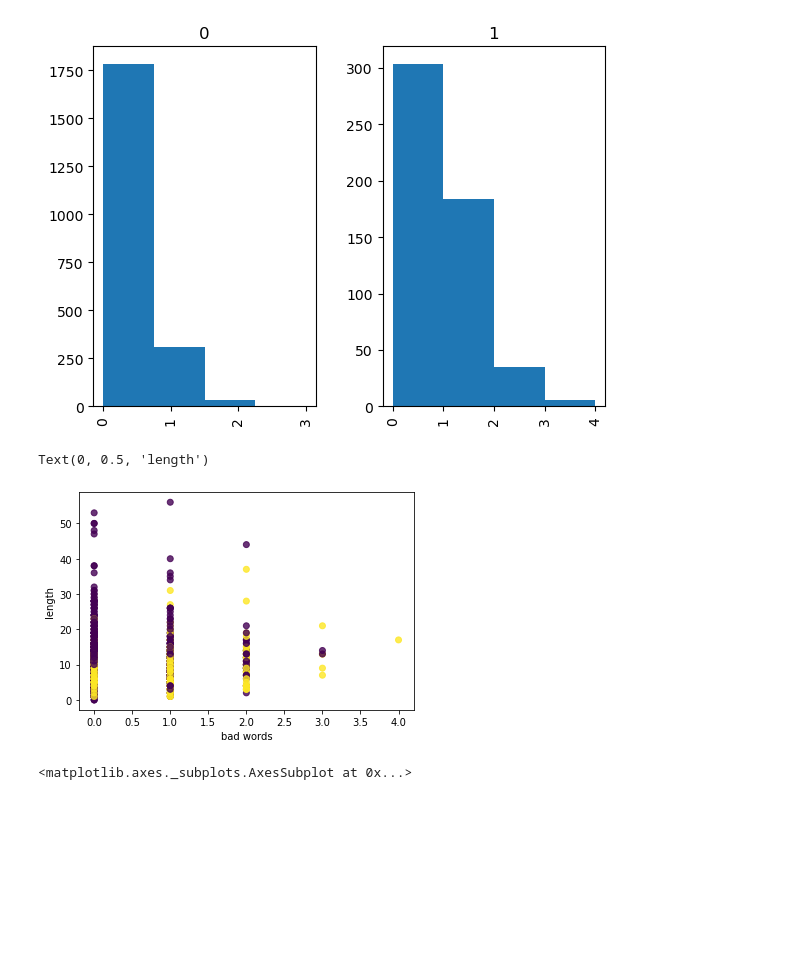
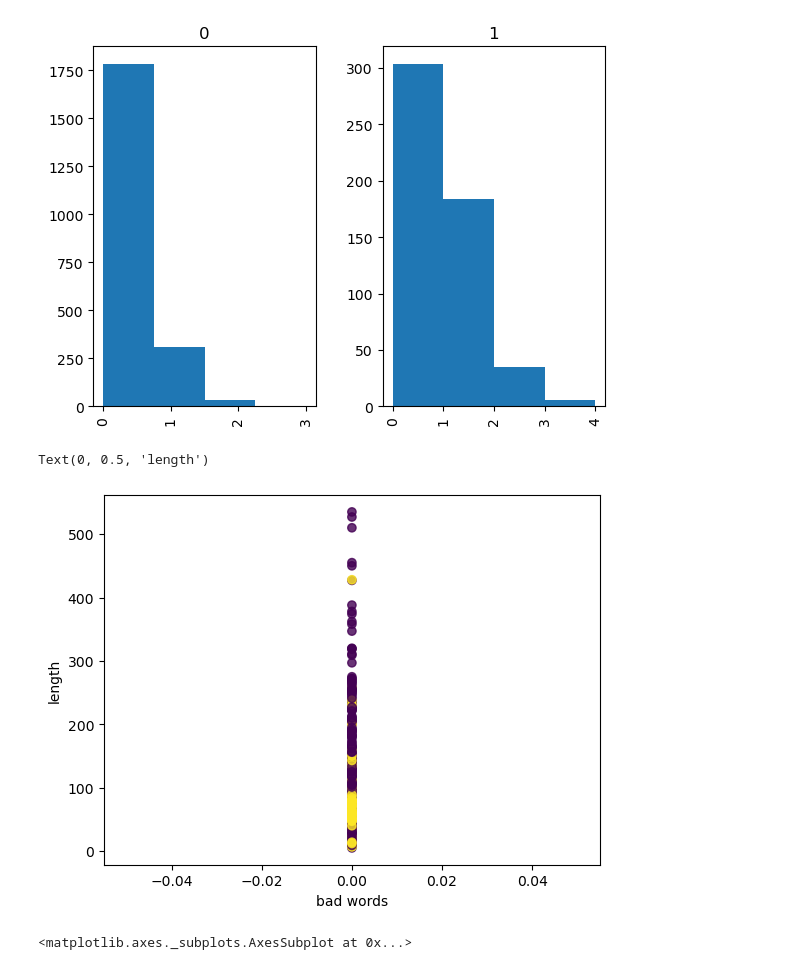
Before and after one commit to luciananobrega/hate_speech_detector, a Jupyter notebook: code/project.ipynb, the cells around one changed output. Drawn from its saved outputs; the diff is of its cells as text; code cells hidden in the pictures; blank space fills up the shorter version.

Commit message:
Fix count_bad_words and process_text

```diff
--- a/code/project.ipynb
+++ b/code/project.ipynb
@@ -273,0 +101,12 @@ TypeError: 'Series' objects are mutable, thus they cannot be hashed
+# %%
+laughs = full_dataset['data'].apply(count_laughs)
+# %%
+bad_words = full_dataset['data'].progress_map(count_bad_words)
+misspell = full_dataset['data'].progress_map(count_misspell)
+# %%
+data = full_dataset['data'].apply(process_text)
+# %%
+#data = {'Name':['Tom', 'nick', 'krish', 'jack'], 'Age':[20, 21, 19, 18]}
+new_data = {'data': data, 'Hate.speech': full_dataset['Hate.speech'], 'length': length, 'laughs': laughs, 'bad_words': bad_words, 'misspell': misspell}
+fulldataset = pd.DataFrame(new_data)
+fulldataset
@@ -362,13 +222,13 @@ array([<matplotlib.axes._subplots.AxesSubplot object at 0x...>,
 [figure]
 [figure]
 # %%
-plt.scatter(full_dataset['bad_words'], full_dataset['length'], alpha=0.8,
-            c=full_dataset['Hate.speech'])
+plt.scatter(fulldataset['bad_words'], fulldataset['length'], alpha=0.8,
+            c=fulldataset['Hate'])
 plt.xlabel('bad words')
 plt.ylabel('length')
 # %% [output]
 Text(0, 0.5, 'length')
-[figure, old version]
+[figure, new version]
 # %%
 sns.boxplot(x='Hate.speech', y='bad_words', data=full_dataset )
 # %% [output]
```
Also changed, not shown: parts of 17 cells of this notebook, 2 other files.
